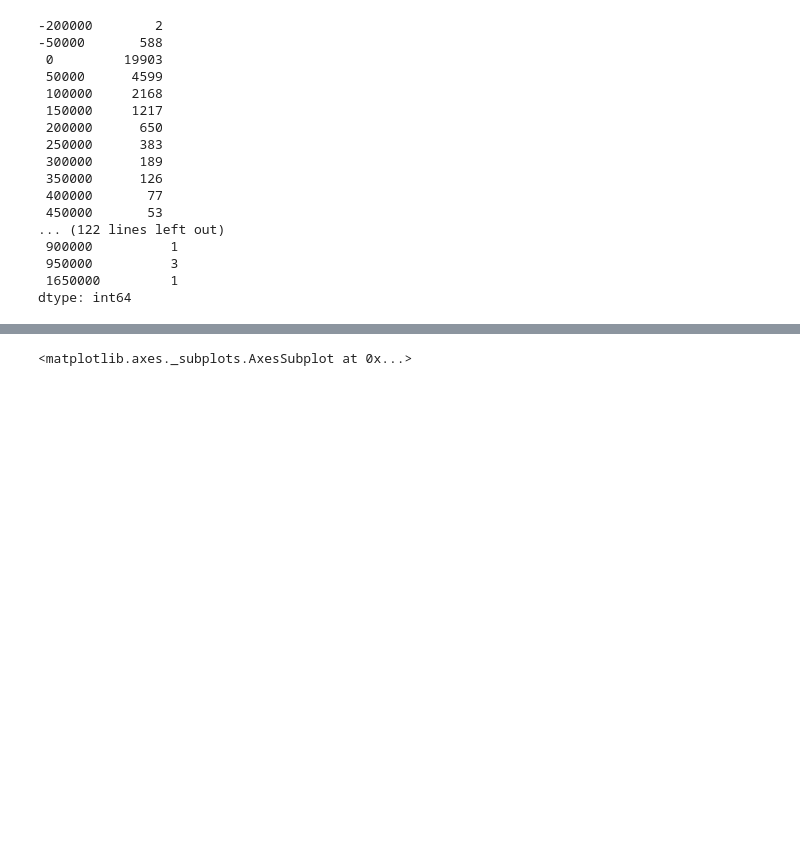
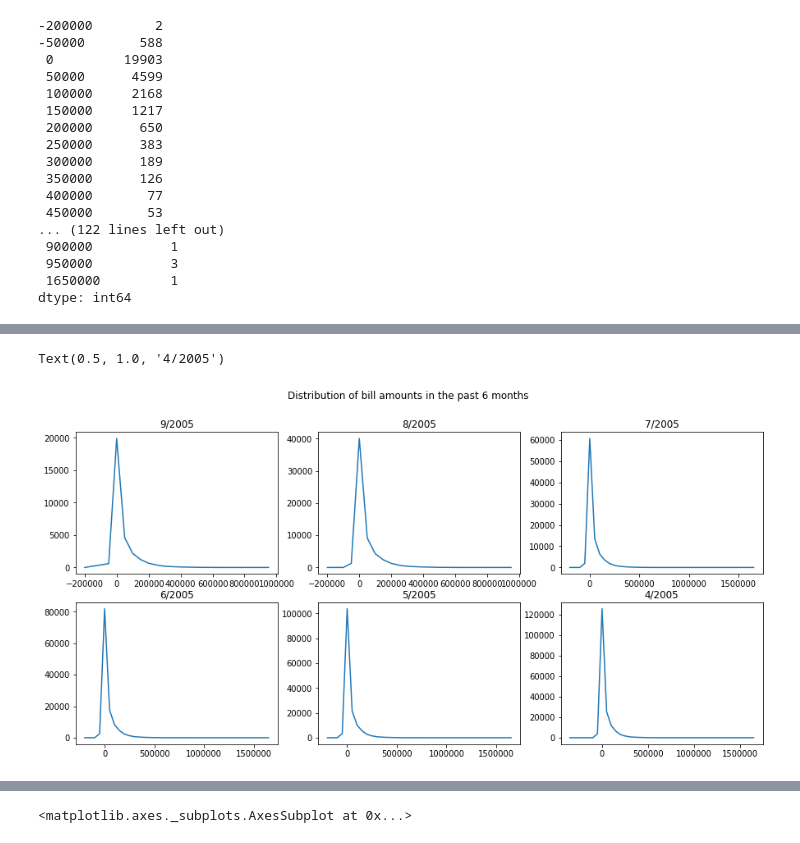
Before and after one commit to dfarkins/Springboard, a Jupyter notebook: Capstone 1 project/python 3 Credit Card Defaults.ipynb, the cells around one changed output, grey strips where cells are left out. Drawn from its saved outputs; the diff is of its cells as text; code cells hidden in the pictures; blank space fills up the shorter version.

```diff
--- a/Capstone 1 project/python 3 Credit Card Defaults.ipynb
+++ b/Capstone 1 project/python 3 Credit Card Defaults.ipynb
@@ -348,0 +349,32 @@ Text(0.5, 1.0, '4/2005')
+# %%
+#trying another method (plot verus bar)
+
+fig = plt.figure(figsize=(15, 7))
+plt.suptitle('Distribution of bill amounts in the past 6 months')
+
+plt.subplot(231)
+plt.plot(b1.index, b1.values)
+plt.title("9/2005")
+
+plt.subplot(232)
+plt.plot(b2.index, b2.values)
+plt.title("8/2005")
+
+plt.subplot(233)
+plt.plot(b3.index, b3.values)
+plt.title("7/2005")
+
+plt.subplot(234)
+plt.plot(b4.index, b4.values)
+plt.title("6/2005")
+
+plt.subplot(235)
+plt.plot(b5.index, b5.values)
+plt.title("5/2005")
+
+plt.subplot(236)
+plt.plot(b6.index, b6.values)
+plt.title("4/2005")
+# %% [output]
+Text(0.5, 1.0, '4/2005')
+[figure, added]
```
Also changed, not shown: parts of 12 cells of this notebook.
